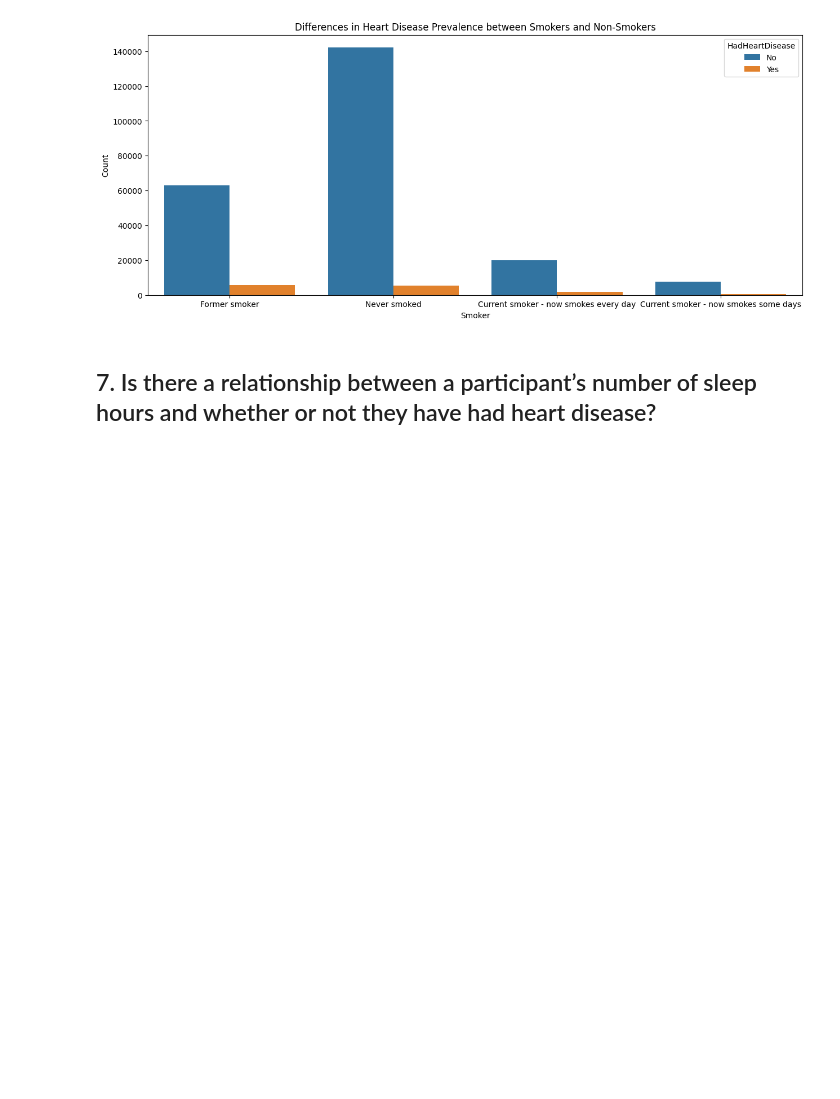
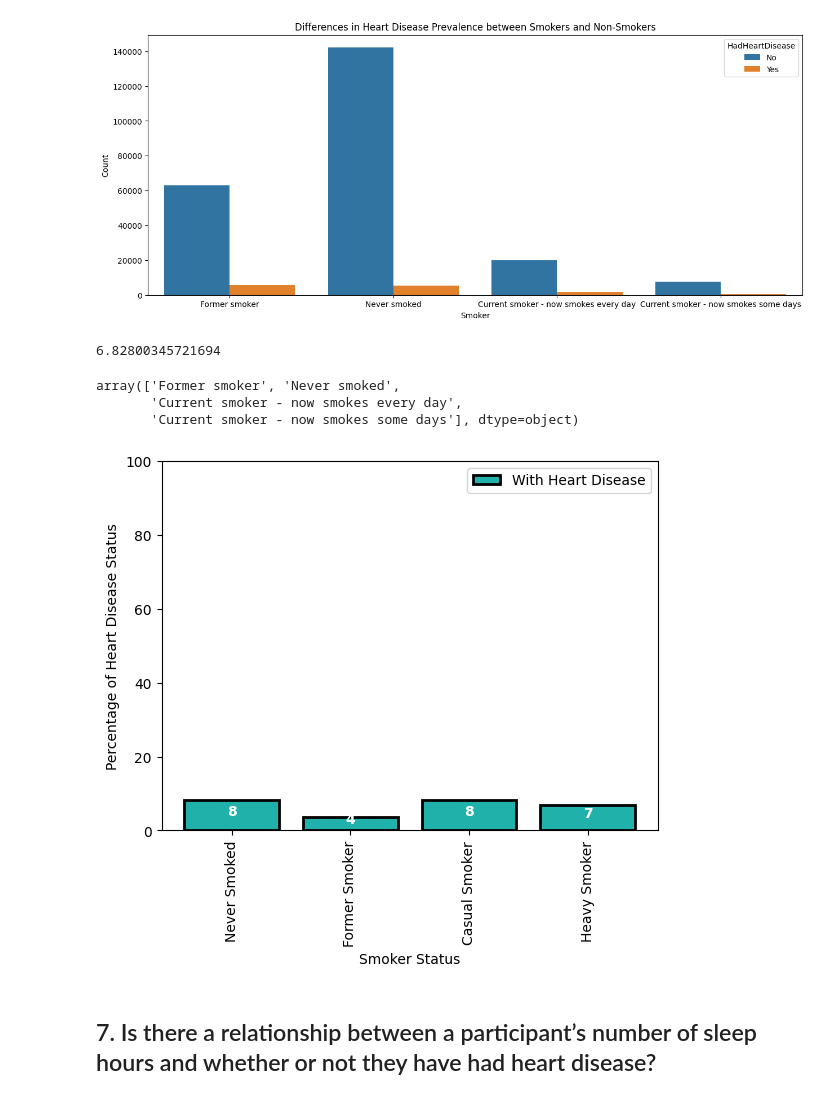
Before and after one commit to briangabini/csmodel, a Jupyter notebook: csmodel-project.ipynb, the cells around one changed output. Saved outputs shown, nothing was run; the diff lists cells and outputs as text; code cells hidden in the pictures; blank space fills up the shorter version.

Commit message:
added stacked bar chart for #6

```diff
--- a/csmodel-project.ipynb
+++ b/csmodel-project.ipynb
@@ -735,20 +735,23 @@ plt.show()
 # Get the dataframe with AlcoholDrinkers and HadHeartDisease
 smoker_heart_df = heart_df[['SmokerStatus', 'HadHeartDisease']]
 
+# Get the values of SmokerStatus
+smoker_status_values = heart_df['SmokerStatus'].unique()
+
 # Create arrays for each of the age values
 temp_arr = []
 
-# separate the dataframes for participants who are alcoholic or non-alcoholic using query
-for age_value in age_values:
+# separate the dataframes for SmokerStatus using query
+for smoker in smoker_status_values:
     # convert int to str to be used with .query()
-    age_str = str(age_value)
+    smoker_str = str(smoker)
     # perform query
-    temp_df = age_smoker_df.query('SmokerStatus == ' + age_str)
+    temp_df = smoker_heart_df.query('SmokerStatus == @smoker_str')
     # store the df to the array
     temp_arr.append(temp_df)
 
 # Data
-groups = ['Non-Alcohol Drinkers', 'Alcohol Drinkers']
+groups = ['Never Smoked', 'Former Smoker', 'Casual Smoker', 'Heavy Smoker']
 with_heart_disease_values = []
 without_heart_disease_values = []
 
@@ -759,34 +762,61 @@ for i in range(len(groups)):
         (temp_arr[i].value_counts(normalize=True) * 100).values[0])
     with_heart_disease_values.append(
         (temp_arr[i].value_counts(normalize=True) * 100).values[1])
+
+# Brute force
+sorted_heart_disease_values = []
+sorted_heart_disease_values.append((temp_arr[1].value_counts(normalize=True) * 100).values[1]) # Former Smoker
+sorted_heart_disease_values.append((temp_arr[0].value_counts(normalize=True) * 100).values[1]) # Never Smokes
+sorted_heart_disease_values.append((temp_arr[3].value_counts(normalize=True) * 100).values[1]) # Heavy Smoker
+sorted_heart_disease_values.append(
+    (temp_arr[2].value_counts(normalize=True) * 100).values[1]) # Casual Smoker
+
+smoker_status_values
+
+(temp_arr[3].value_counts(normalize=True) * 100).values[1]
+# %% [output]
+6.82800345721694
+# %%
+smoker_status_values
+# %% [output]
+array(['Former smoker', 'Never smoked',
+       'Current smoker - now smokes every day',
+       'Current smoker - now smokes some days'], dtype=object)
 # %%
 # Use Stacked bar chart - https://python-charts.com/part-whole/stacked-bar-chart-matplotlib/
 fig, ax = plt.subplots()
 
 # configure the bars/handles to represent data
 ax.bar(groups, with_heart_disease_values, edgecolor="black",
        linewidth=2, color="lightseagreen", label="With Heart Disease")
 
 # get the handles and labels using get_legend_handles_labels()
 handles, labels = ax.get_legend_handles_labels()
 # reverse the order of the labels and handles
 ax.legend(handles[::-1], labels[::-1], loc='upper right')
 
 ax.set_ylim(0, 100)
 
 # Set the axis labels
 ax.set_ylabel("Percentage of Heart Disease Status")
-ax.set_xlabel("Alcohol Drinking Status")
+ax.set_xlabel("Smoker Status")
 
 # Label the specific bars with the corresponding data (percentage in this case)
 for bar in ax.patches:
     ax.text(bar.get_x() + bar.get_width() / 2,
             bar.get_height() / 2 + bar.get_y(),
             round(bar.get_height()), ha='center',
             color='white', weight='bold', size=10)
 
+# rotate the x-axis labels for readability
+labels = ax.get_xticklabels()
+for label in labels:
+    label.set_rotation(90)
+
 # show the plot
 plt.show()
+# %% [output]
+[figure, added]
 # %% [markdown]
 ## 7. Is there a relationship between a participant’s number of sleep hours and whether or not they have had heart disease?
 # %% [markdown]
```
